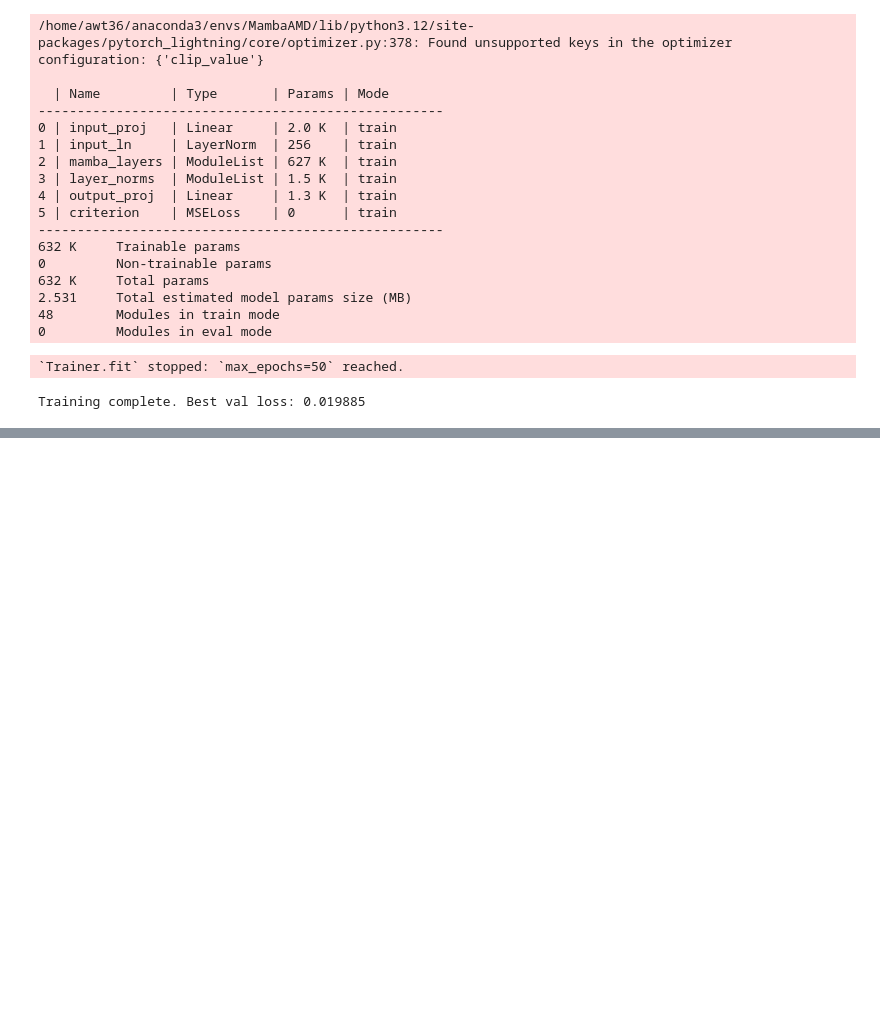
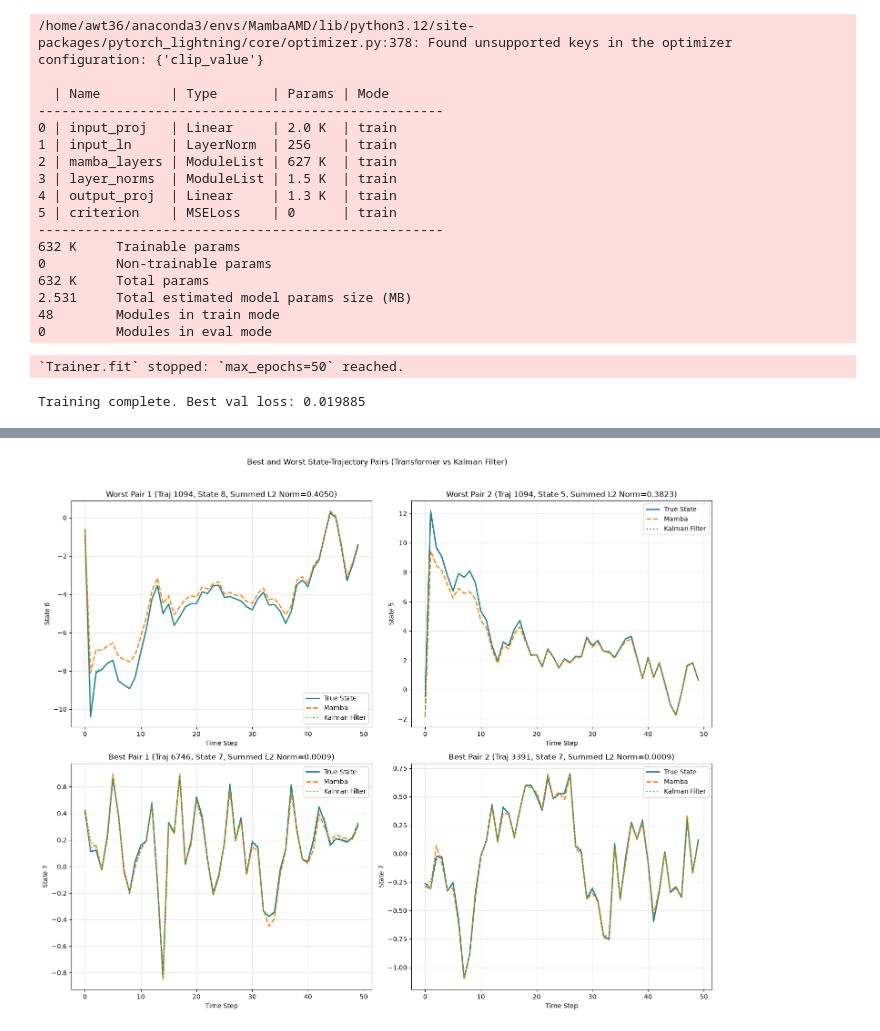
Before and after one commit to tangytangerine/Meta-Output-Predictor, a Jupyter notebook: src/FilteringSSM.ipynb, the cells around one changed output, grey strips where cells are left out. Drawn from its saved outputs; the diff is of its cells as text; code cells hidden in the pictures; blank space fills up the shorter version.

```diff
--- a/src/FilteringSSM.ipynb
+++ b/src/FilteringSSM.ipynb
@@ -968,0 +969,80 @@ Average Kalman Filter Error across ALL 10000 trajectories: 4.743
+# %%
+# Find 2 best and 2 worst-performing state-trajectory pairs across ALL test trajectories
+print(f'\nFinding best and worst state-trajectory pairs across {num_trajs} trajectories...')
+
+# Initialize storage for best and worst pairs
+best_pairs = []  # List of (l2_norm, traj_idx, state_dim, states_true, preds, kf_preds, actual_len)
+worst_pairs = []  # List of (l2_norm, traj_idx, state_dim, states_true, preds, kf_preds, actual_len)
+
+for traj_idx, test_traj in enumerate(tqdm(test_trajs)):
+    states_true = test_traj['states']
+    obs = test_traj['obs']
+    inputs = test_traj['inputs']
+
+    # Prepare input for model
+    xs_for_model = np.concatenate([obs[:-1], inputs], axis=-1)
+    xs_tensor = torch.from_numpy(xs_for_model).float().unsqueeze(0).to(device)
+
+    # Get model predictions
+    trained_model = trained_model.to(device)
+    trained_model.eval()
+    with torch.no_grad():
+        preds_tensor = trained_model(xs_tensor)
+    preds = preds_tensor.squeeze(0).cpu().numpy()
+
+    # Get Kalman filter predictions
+    kf_states = apply_kalman_filter_from_traj(test_traj)
+    kf_preds = kf_states[:-1]
+
+    actual_state_len = min(preds.shape[0], states_true[:-1].shape[0], kf_preds.shape[0])
+
+    for state_dim in range(CONFIG['nx']):
+        # Compute summed L2 norm for this (trajectory, state_dim) pair
+        pair_l2_norm = np.mean((states_true[:-1][:actual_state_len, state_dim] -
+                               preds[:actual_state_len, state_dim]) ** 2)
+
+        pair_data = (pair_l2_norm, traj_idx, state_dim, states_true, preds, kf_preds, actual_state_len)
+
+        # Add to best pairs (keep only top 2 lowest summed L2 norm)
+        best_pairs.append(pair_data)
+        best_pairs.sort(key=lambda x: x[0])  # Sort by summed L2 norm ascending
+        if len(best_pairs) > 2:
+            best_pairs.pop()  # Remove worst of the best
+
+        # Add to worst pairs (keep only top 2 highest summed L2 norm)
+        worst_pairs.append(pair_data)
+        worst_pairs.sort(key=lambda x: x[0], reverse=True)  # Sort by summed L2 norm descending
+        if len(worst_pairs) > 2:
+            worst_pairs.pop()  # Remove best of the worst
+
+# Print results
+print(f'\nBest 2 pairs:')
+for l2_norm, traj_idx, state_dim, _, _, _, _ in best_pairs:
+    print(f'  Traj {traj_idx}, State {state_dim}, Summed L2 Norm = {l2_norm:.4f}')
+
+print(f'Worst 2 pairs:')
+for l2_norm, traj_idx, state_dim, _, _, _, _ in worst_pairs:
+    print(f'  Traj {traj_idx}, State {state_dim}, Summed L2 Norm = {l2_norm:.4f}')
+
+# Create 2x2 plot: [worst1, worst2, best1, best2]
+plt.figure(figsize=(15, 12))
+
+# Combine all pairs: worst first, then best
+all_pairs_to_plot = worst_pairs + best_pairs
+titles = ['Worst Pair 1', 'Worst Pair 2', 'Best Pair 1', 'Best Pair 2']
+
+for idx, (l2_norm, traj_idx, state_dim, states_true, preds, kf_preds, actual_len) in enumerate(all_pairs_to_plot):
+    plt.subplot(2, 2, idx + 1)
+    plt.plot(states_true[:-1, state_dim], label='True State', linewidth=2)
+    plt.plot(preds[:actual_len, state_dim], '--', label='Mamba', linewidth=2)
+    plt.plot(kf_preds[:actual_len, state_dim], ':', label='Kalman Filter', linewidth=2)
+    plt.xlabel('Time Step')
+    plt.ylabel(f'State {state_dim}')
+    plt.title(f'{titles[idx]} (Traj {traj_idx}, State {state_dim}, Summed L2 Norm={l2_norm:.4f})')
+    plt.legend()
+    plt.grid(True, alpha=0.3)
+
+plt.suptitle('Best and Worst State-Trajectory Pairs (Transformer vs Kalman Filter)', y=1.02)
+plt.tight_layout()
+plt.show()
+# %% [output]
@@ -968,0 +1056 @@ Average Kalman Filter Error across ALL 10000 trajectories: 4.743
+[figure, added]
```
Also changed, not shown: parts of 2 cells of this notebook, 1 other file.
